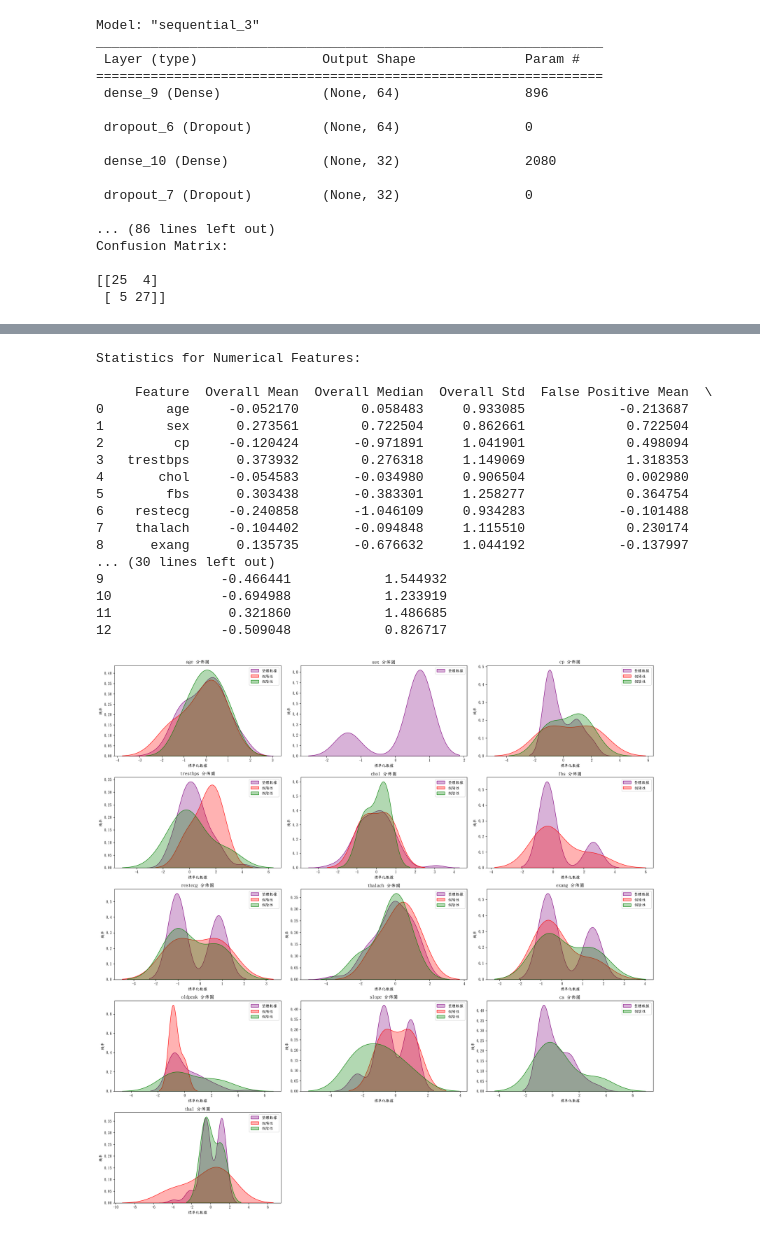
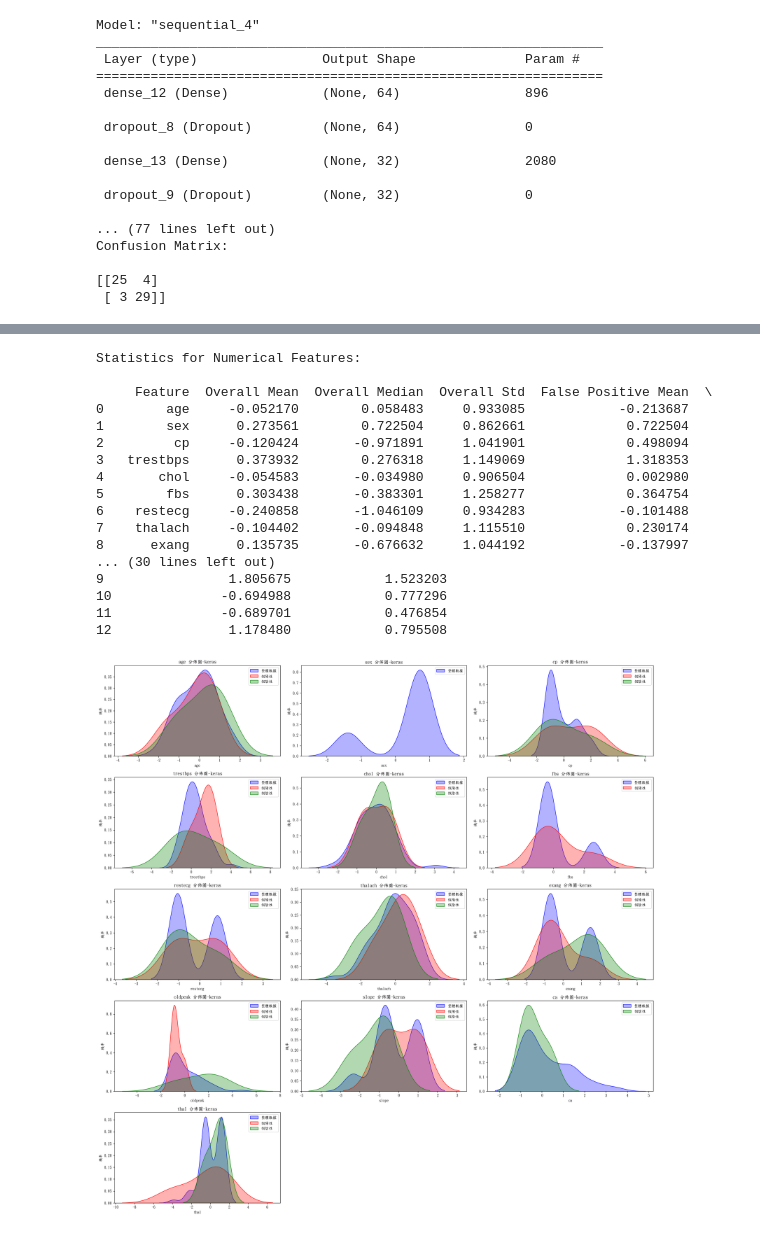
Before and after one commit to peizzz777/heart-, a Jupyter notebook: heart_model2 (1).ipynb, the cells around one changed output, grey strips where cells are left out. Drawn from its saved outputs; the diff is of its cells as text; code cells hidden in the pictures.

```diff
--- a/heart_model2 (1).ipynb
+++ b/heart_model2 (1).ipynb
@@ -156,28 +156,28 @@ for i, feature in enumerate(feature_names):
         sns.kdeplot(false_positive_samples[:, i], label='假陽性', color='red', fill=True, alpha=0.3)
     if false_negative_samples.shape[0] > 0:
         sns.kdeplot(false_negative_samples[:, i], label='假陰性', color='green', fill=True, alpha=0.3)
-    plt.title(f'{feature} 分佈圖')
-    plt.xlabel('標準化數據')
+    plt.title(f'{feature} 分佈圖-keras')
+    plt.xlabel(feature)
     plt.ylabel('機率')
     plt.legend()
 
 plt.tight_layout()
 plt.show()
 # %% [output]
-Model: "sequential_3"
+Model: "sequential_4"
 _________________________________________________________________
  Layer (type)                Output Shape              Param #
 =================================================================
- dense_9 (Dense)             (None, 64)                896
+ dense_12 (Dense)            (None, 64)                896
 
- dropout_6 (Dropout)         (None, 64)                0
+ dropout_8 (Dropout)         (None, 64)                0
 
- dense_10 (Dense)            (None, 32)                2080
+ dense_13 (Dense)            (None, 32)                2080
 
- dropout_7 (Dropout)         (None, 32)                0
+ dropout_9 (Dropout)         (None, 32)                0
 
-... (86 lines left out)
+... (77 lines left out)
 Confusion Matrix:
 
 [[25  4]
- [ 5 27]]
+ [ 3 29]]
@@ -186,18 +186,18 @@ Confusion Matrix:
 Statistics for Numerical Features:
 
      Feature  Overall Mean  Overall Median  Overall Std  False Positive Mean  \
 0        age     -0.052170        0.058483     0.933085            -0.213687
 1        sex      0.273561        0.722504     0.862661             0.722504
 2         cp     -0.120424       -0.971891     1.041901             0.498094
 3   trestbps      0.373932        0.276318     1.149069             1.318353
 4       chol     -0.054583       -0.034980     0.906504             0.002980
 5        fbs      0.303438       -0.383301     1.258277             0.364754
 6    restecg     -0.240858       -1.046109     0.934283            -0.101488
 7    thalach     -0.104402       -0.094848     1.115510             0.230174
 8      exang      0.135735       -0.676632     1.044192            -0.137997
 ... (30 lines left out)
-9               -0.466441            1.544932
-10              -0.694988            1.233919
-11               0.321860            1.486685
-12              -0.509048            0.826717
+9                1.805675            1.523203
+10              -0.694988            0.777296
+11              -0.689701            0.476854
+12               1.178480            0.795508
-[figure, old version]
+[figure, new version]
```
Also changed, not shown: parts of 1 cell of this notebook.
